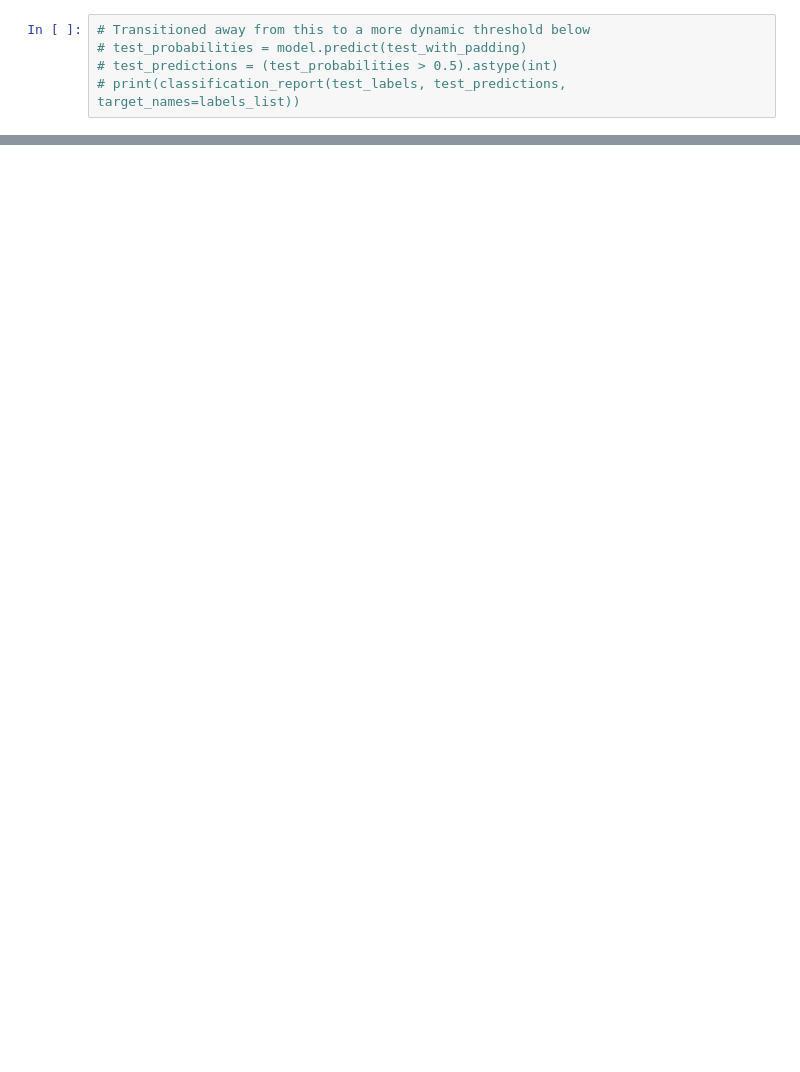
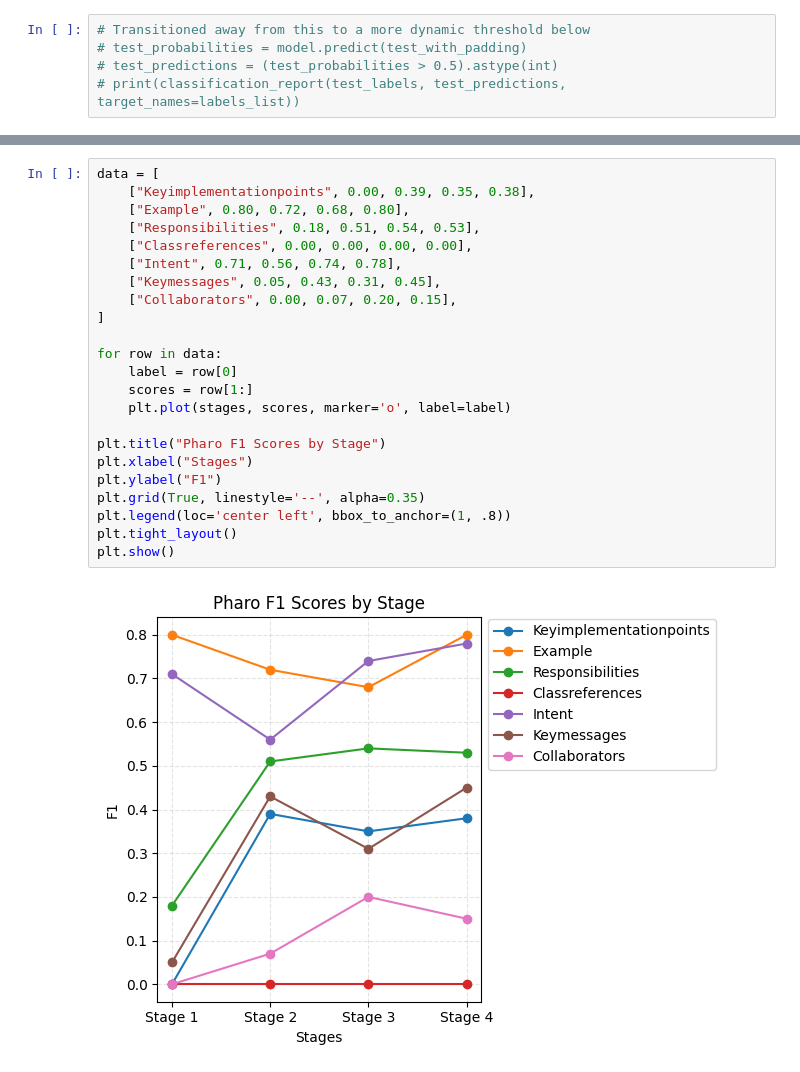
Before and after one commit to CKezo/440-Final-Project, a Jupyter notebook: CNN_LSTM_Hybrid_Model.ipynb, the cells around one changed output, grey strips where cells are left out. Saved outputs shown, nothing was run; the diff lists cells and outputs as text; blank space fills up the shorter version.

```diff
--- a/CNN_LSTM_Hybrid_Model.ipynb
+++ b/CNN_LSTM_Hybrid_Model.ipynb
@@ -380,0 +522,25 @@ Added learning rate scheduler, learning from default of 0.001 to 0.0025, batch 4
+# %%
+data = [
+    ["Keyimplementationpoints", 0.00, 0.39, 0.35, 0.38],
+    ["Example", 0.80, 0.72, 0.68, 0.80],
+    ["Responsibilities", 0.18, 0.51, 0.54, 0.53],
+    ["Classreferences", 0.00, 0.00, 0.00, 0.00],
+    ["Intent", 0.71, 0.56, 0.74, 0.78],
+    ["Keymessages", 0.05, 0.43, 0.31, 0.45],
+    ["Collaborators", 0.00, 0.07, 0.20, 0.15],
+]
+
+for row in data:
+    label = row[0]
+    scores = row[1:]
+    plt.plot(stages, scores, marker='o', label=label)
+
+plt.title("Pharo F1 Scores by Stage")
+plt.xlabel("Stages")
+plt.ylabel("F1")
+plt.grid(True, linestyle='--', alpha=0.35)
+plt.legend(loc='center left', bbox_to_anchor=(1, .8))
+plt.tight_layout()
+plt.show()
+# %% [output]
+[figure, added]
```
Also changed, not shown: parts of 22 cells of this notebook, 2 other files.
